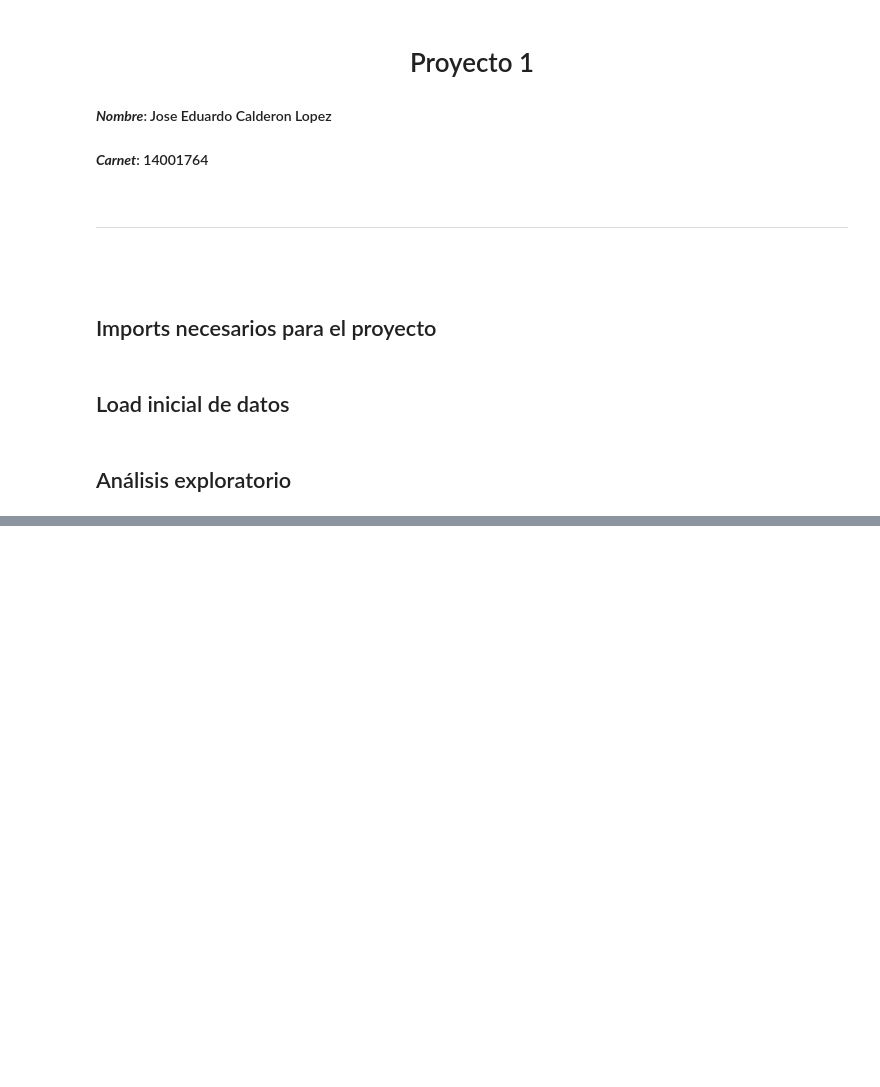
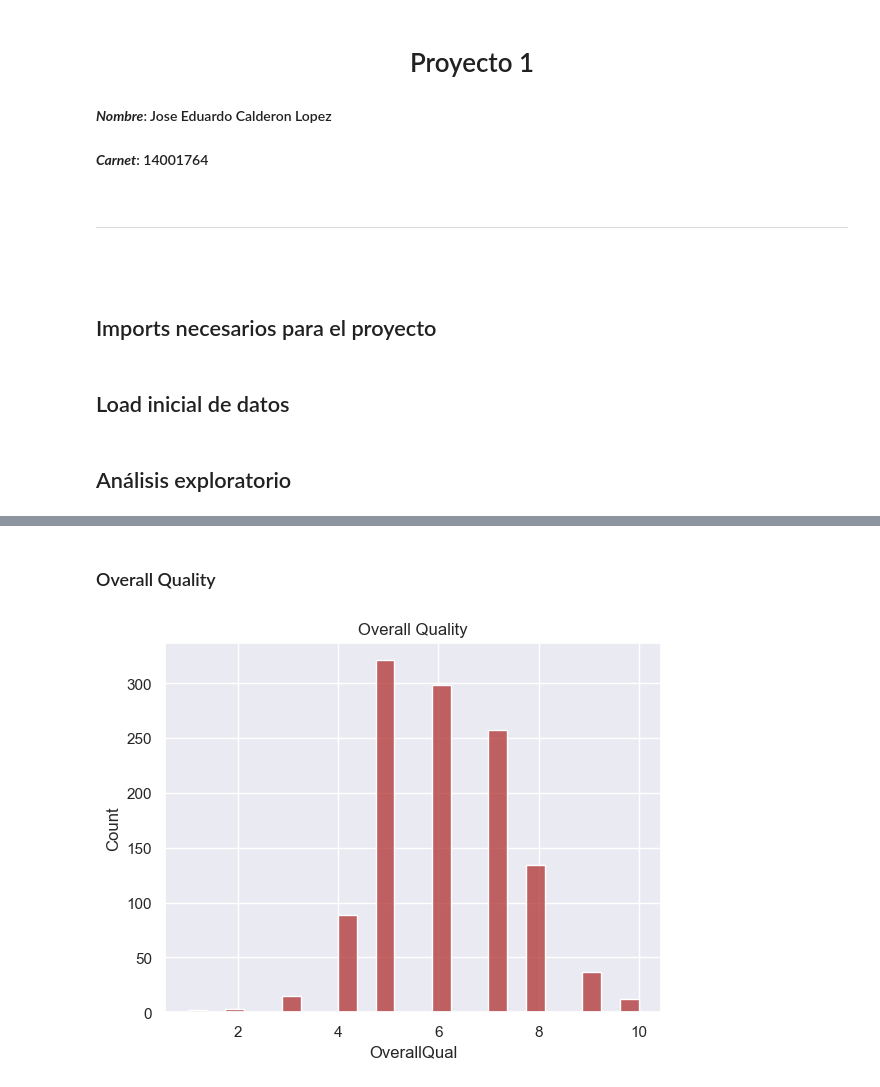
Before and after one commit to SirJose/Proyecto1, a Jupyter notebook: Proyecto1.ipynb, the cells around one changed output, grey strips where cells are left out. Drawn from its saved outputs; the diff is of its cells as text; code cells hidden in the pictures; blank space fills up the shorter version.

```diff
--- a/Proyecto1.ipynb
+++ b/Proyecto1.ipynb
@@ -56,0 +131,6 @@ arrRanges = list(map(lambda value1, value2: value1-value2, arrMaxValues, arrMinV
+# %% [markdown]
+### Overall Quality
+# %%
+drawHistogram(1, "Overall Quality", "OverallQual", "Count", "#b03131")
+# %% [output]
+[figure, added]
```
Also changed, not shown: parts of 28 cells of this notebook.
